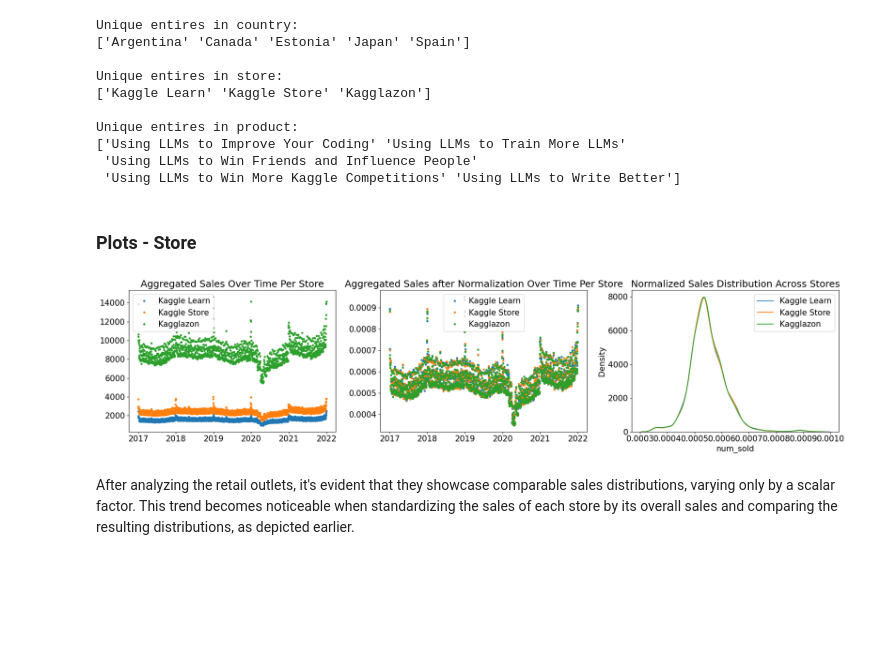
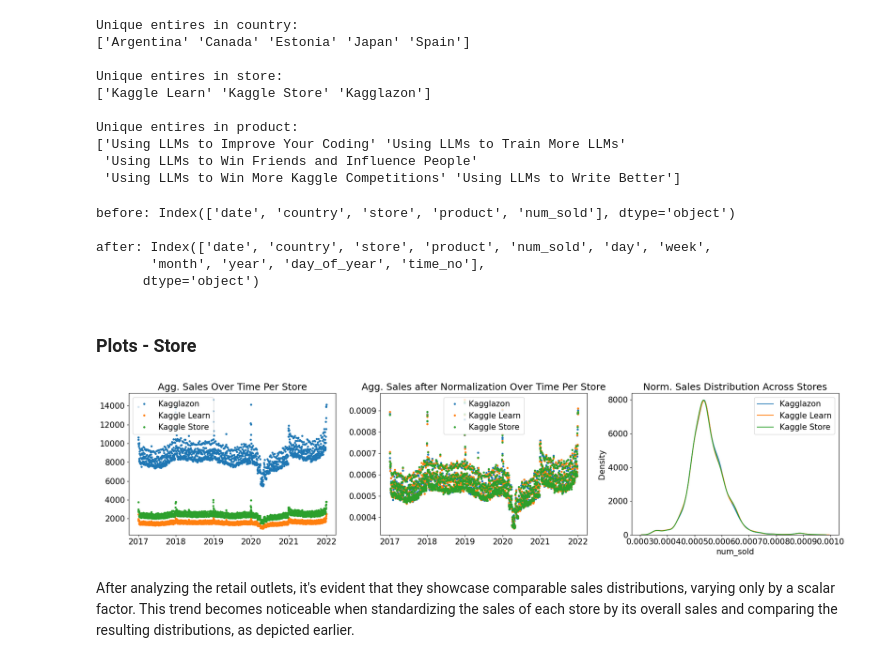
Before and after one commit to philippmoehl/sales_forecasting, a Jupyter notebook: notebooks/explore.ipynb, the cells around one changed output. Saved outputs shown, nothing was run; the diff lists cells and outputs as text; code cells hidden in the pictures; blank space fills up the shorter version.

```diff
--- a/notebooks/explore.ipynb
+++ b/notebooks/explore.ipynb
@@ -57,52 +61,36 @@ Unique entires in product:
 # %%
 # Creating variables for analysis
 analysis = train.drop(columns='id')
-# date column is separated for each element
-analysis['date'] = pd.to_datetime(analysis['date'])
-analysis['day'] = analysis['date'].dt.day
-analysis['week'] = analysis['date'].dt.dayofweek
-analysis['month'] = analysis['date'].dt.month
-analysis['year'] = analysis['date'].dt.year
-analysis['day_of_year'] = analysis['date'].dt.dayofyear
-analysis['time_no'] = (
-    analysis['date'] - dt.datetime(2017, 1, 1)) // dt.timedelta(days=1)
-analysis.loc[analysis['date'] > dt.datetime(2020, 2, 29), 'time_no'] -= 1
-date_columns = ['date', 'day', 'week', 'month', 'year', 'time_no']
+print(f"before: {analysis.columns}\n")
+
+# create more features based on the date column
+analysis, date_columns = expand_time(analysis)
+print(f"after: {analysis.columns}")
+# %% [output]
+before: Index(['date', 'country', 'store', 'product', 'num_sold'], dtype='object')
+
+after: Index(['date', 'country', 'store', 'product', 'num_sold', 'day', 'week',
+       'month', 'year', 'day_of_year', 'time_no'],
+      dtype='object')
 # %% [markdown]
 ### Plots - Store
 # %%
 # ----Store----
 
 fig, axs = plt.subplots(1, 3, figsize=(20, 5))
-grouped_data = analysis.groupby(['date', 'store'])['num_sold'].sum().reset_index()
+grouped_data_store = analysis.groupby(['date', 'store'])['num_sold'].sum().reset_index()
 
-# First plot
-for store in unique_values["store"]:
-    store_data = grouped_data[grouped_data['store'] == store]
-    axs[0].plot(store_data['date'], store_data['num_sold'], ".", label=store)
-axs[0].legend()
-axs[0].set_title('Aggregated Sales Over Time Per Store')
+plot_data(axs, grouped_data_store, "store")
 
-# Second plot
-for store in unique_values["store"]:
-    store_data = grouped_data[grouped_data['store'] == store]
-    axs[1].plot(store_data['date'], store_data['num_sold'] /
-             store_data['num_sold'].sum(), ".", label=store)
-axs[1].legend()
-axs[1].set_title('Aggregated Sales after Normalization Over Time Per Store')
 
-# Third plot
-for store in unique_values["store"]:
-    store_data = grouped_data[grouped_data['store'] == store]['num_sold']
-    sum_store=store_data.sum()
-    axs[2] = sns.kdeplot(store_data/sum_store, label=store, ax=axs[2])
-axs[2].legend()
-axs[2].set_title('Normalized Sales Distribution Across Stores')
+axs[0].set_title('Agg. Sales Over Time Per Store')
+axs[1].set_title('Agg. Sales after Normalization Over Time Per Store')
+axs[2].set_title('Norm. Sales Distribution Across Stores')
 
 plt.tight_layout()
 plt.show()
 # %% [output]
-[figure, old version]
+[figure, new version]
 # %% [markdown]
 After analyzing the retail outlets, it's evident that they showcase comparable sales distributions, varying only by a scalar factor. This trend becomes noticeable when standardizing the sales of each store by its overall sales and comparing the resulting distributions, as depicted earlier.
 # %% [markdown]
```
Also changed, not shown: parts of 6 cells of this notebook, 1 other file.
